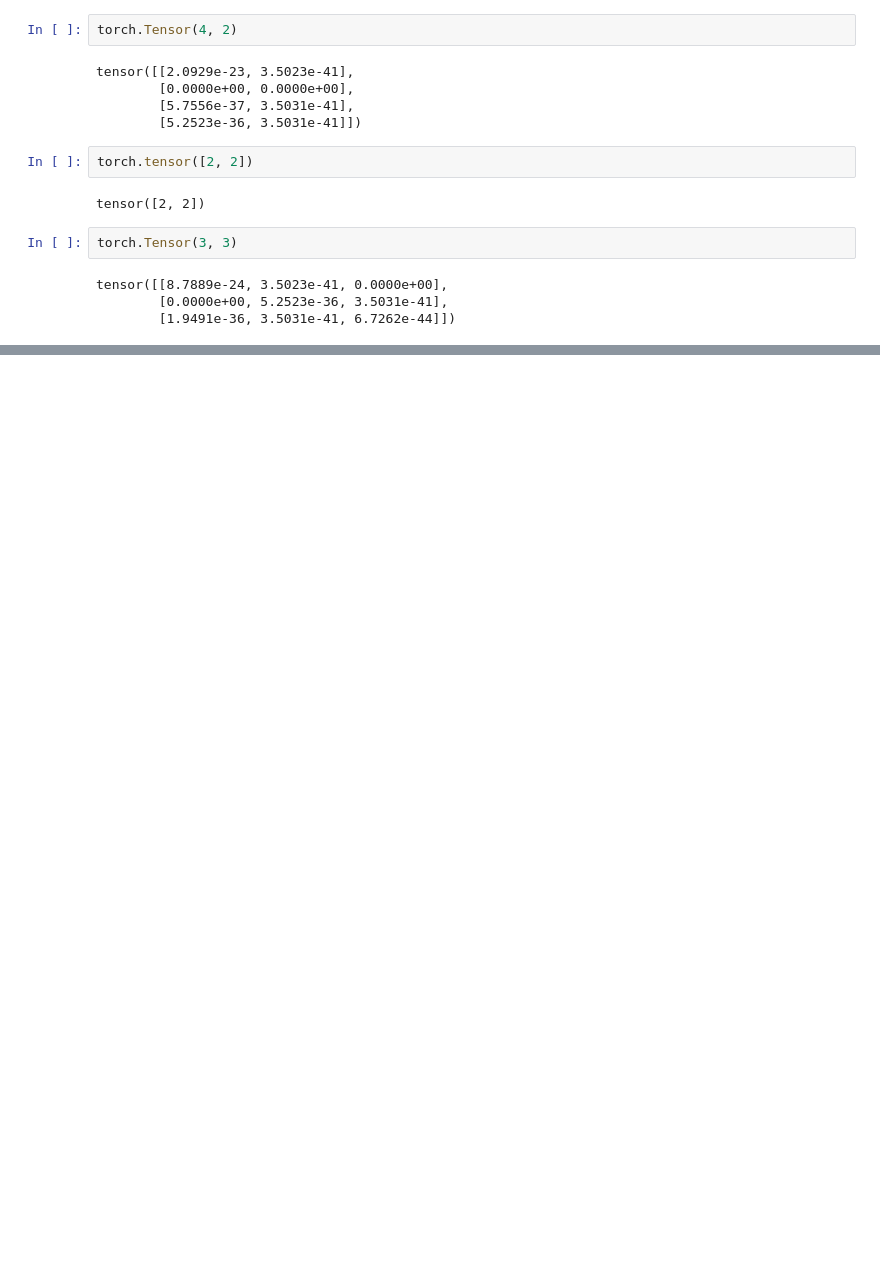
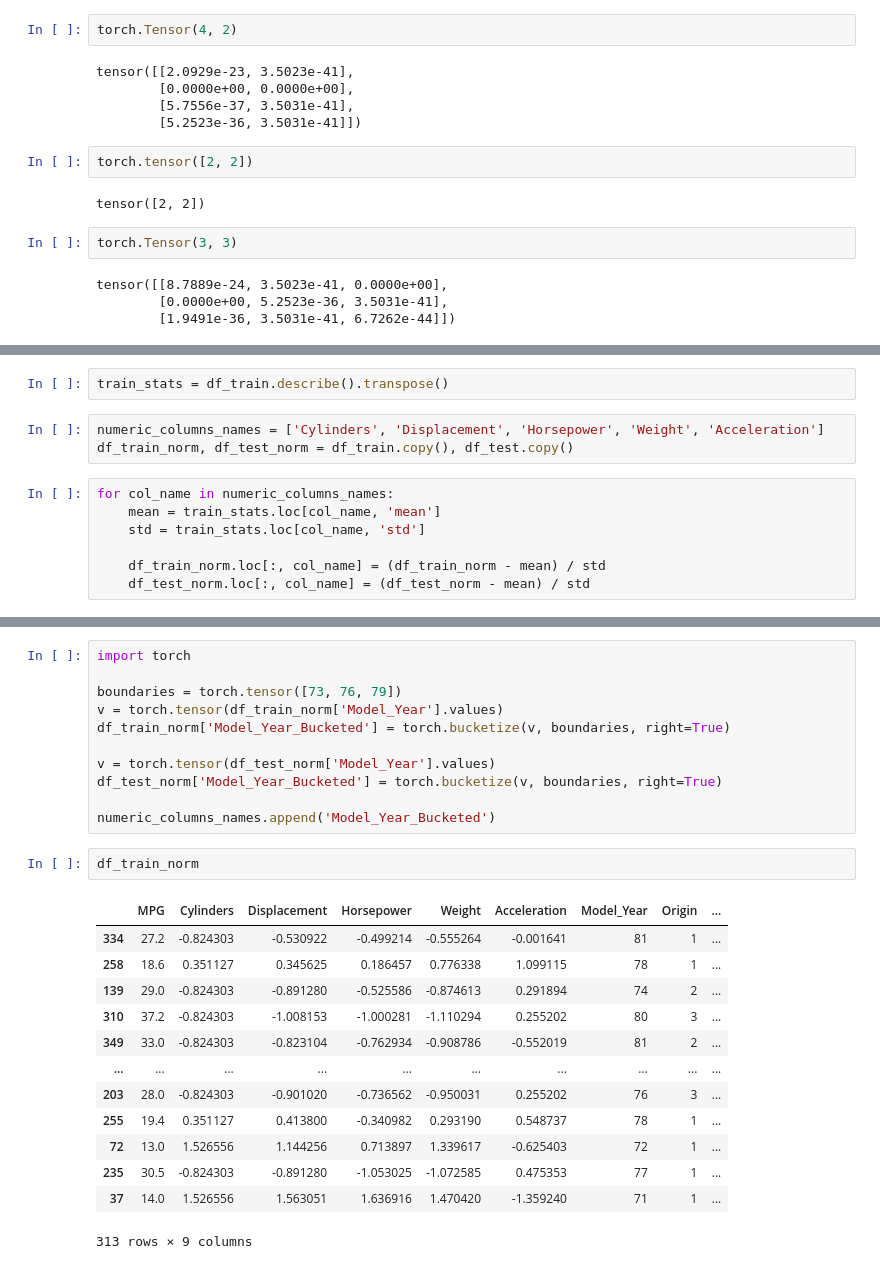
Before and after one commit to Swanger-Iz/ML_pytorch_lessons, a Jupyter notebook: book_rashka/NNs/creating_nns.ipynb, the cells around one changed output, grey strips where cells are left out. Saved outputs shown, nothing was run; the diff lists cells and outputs as text; blank space fills up the shorter version.

```diff
--- a/book_rashka/NNs/creating_nns.ipynb
+++ b/book_rashka/NNs/creating_nns.ipynb
@@ -476,0 +525,12 @@ tensor([[8.7889e-24, 3.5023e-41, 0.0000e+00],
+# %%
+train_stats = df_train.describe().transpose()
+# %%
+numeric_columns_names = ['Cylinders', 'Displacement', 'Horsepower', 'Weight', 'Acceleration']
+df_train_norm, df_test_norm = df_train.copy(), df_test.copy()
+# %%
+for col_name in numeric_columns_names:
+    mean = train_stats.loc[col_name, 'mean']
+    std = train_stats.loc[col_name, 'std']
+
+    df_train_norm.loc[:, col_name] = (df_train_norm - mean) / std
+    df_test_norm.loc[:, col_name] = (df_test_norm - mean) / std
@@ -476,0 +564,27 @@ tensor([[8.7889e-24, 3.5023e-41, 0.0000e+00],
+# %%
+import torch
+
+boundaries = torch.tensor([73, 76, 79])
+v = torch.tensor(df_train_norm['Model_Year'].values)
+df_train_norm['Model_Year_Bucketed'] = torch.bucketize(v, boundaries, right=True)
+
+v = torch.tensor(df_test_norm['Model_Year'].values)
+df_test_norm['Model_Year_Bucketed'] = torch.bucketize(v, boundaries, right=True)
+
+numeric_columns_names.append('Model_Year_Bucketed')
+# %%
+df_train_norm
+# %% [output]
+|  | MPG | Cylinders | Displacement | Horsepower | Weight | Acceleration | Model_Year | Origin | ... |
+| 334 | 27.2 | -0.824303 | -0.530922 | -0.499214 | -0.555264 | -0.001641 | 81 | 1 | ... |
+| 258 | 18.6 | 0.351127 | 0.345625 | 0.186457 | 0.776338 | 1.099115 | 78 | 1 | ... |
+| 139 | 29.0 | -0.824303 | -0.891280 | -0.525586 | -0.874613 | 0.291894 | 74 | 2 | ... |
+| 310 | 37.2 | -0.824303 | -1.008153 | -1.000281 | -1.110294 | 0.255202 | 80 | 3 | ... |
+| 349 | 33.0 | -0.824303 | -0.823104 | -0.762934 | -0.908786 | -0.552019 | 81 | 2 | ... |
+| ... | ... | ... | ... | ... | ... | ... | ... | ... | ... |
+| 203 | 28.0 | -0.824303 | -0.901020 | -0.736562 | -0.950031 | 0.255202 | 76 | 3 | ... |
+| 255 | 19.4 | 0.351127 | 0.413800 | -0.340982 | 0.293190 | 0.548737 | 78 | 1 | ... |
+| 72 | 13.0 | 1.526556 | 1.144256 | 0.713897 | 1.339617 | -0.625403 | 72 | 1 | ... |
+| 235 | 30.5 | -0.824303 | -0.891280 | -1.053025 | -1.072585 | 0.475353 | 77 | 1 | ... |
+| 37 | 14.0 | 1.526556 | 1.563051 | 1.636916 | 1.470420 | -1.359240 | 71 | 1 | ... |
+313 rows × 9 columns
```
Also changed, not shown: parts of 20 cells of this notebook, 3 other files.
